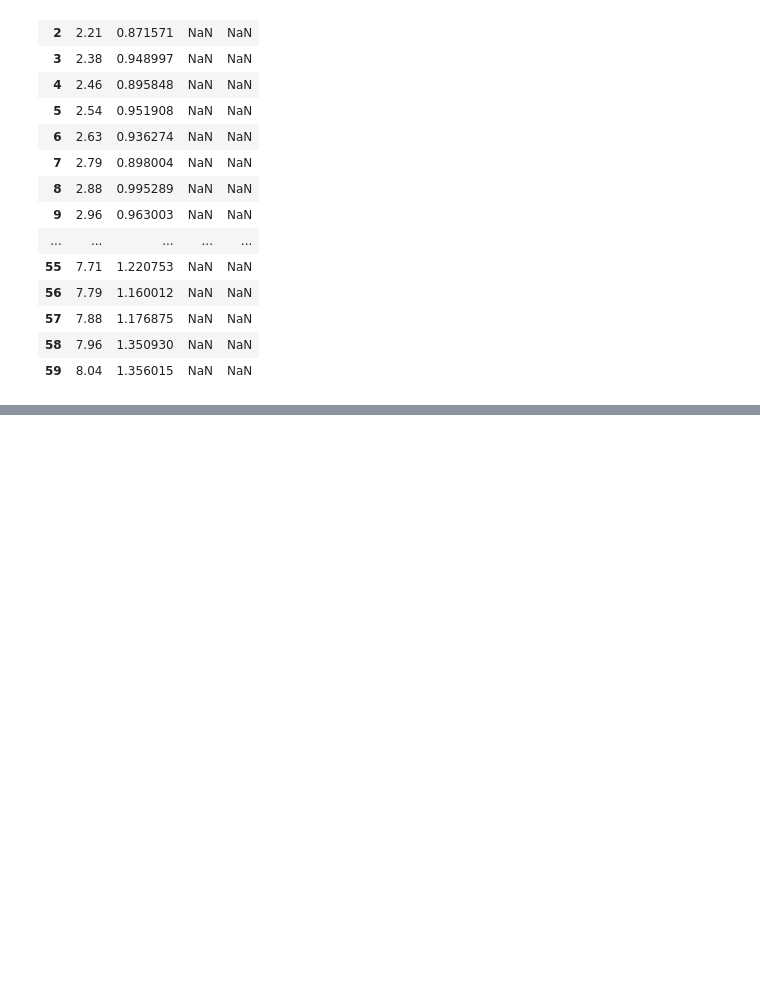
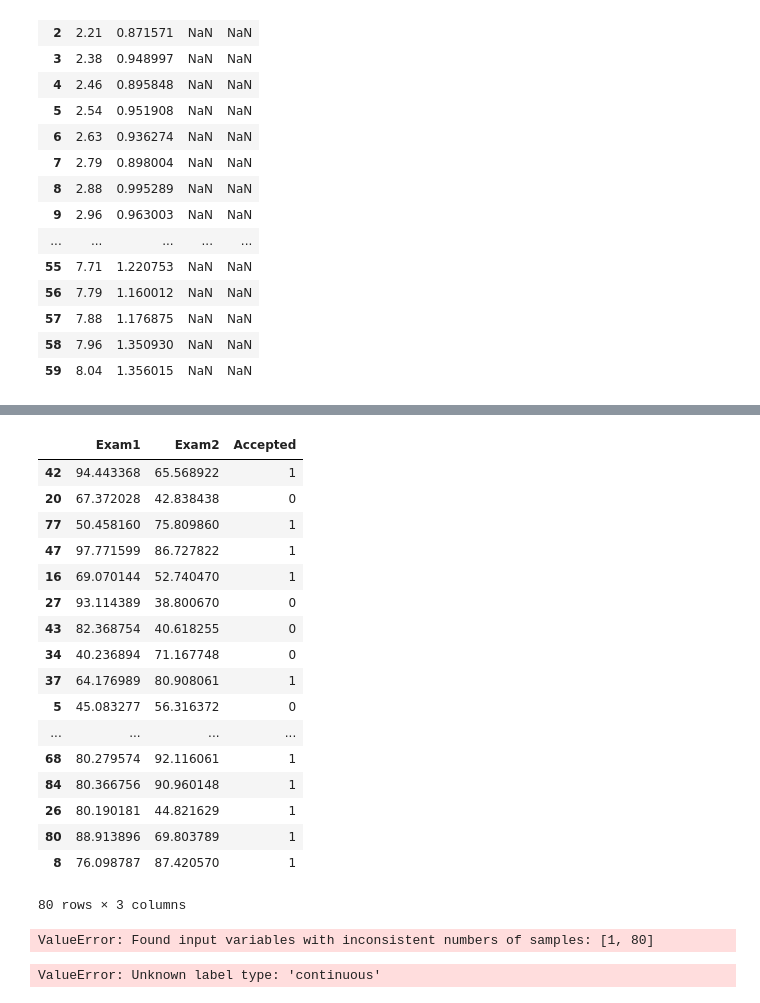
Before and after one commit to aniket-28/DataScience, a Jupyter notebook: Untitled.ipynb, the cells around one changed output, grey strips where cells are left out. Cells and saved outputs as stored; diff of their text form; code cells hidden in the pictures; blank space fills up the shorter version.

```diff
--- a/Untitled.ipynb
+++ b/Untitled.ipynb
@@ -223,0 +256,9 @@ test
+# %%
+import pandas as pd
+import numpy as np
+file1=pd.read_csv("ex2data1.csv")
+file1
+x=file1.loc[:,['Exam1']]
+y=file1.loc[:,['Exam2']]
+colors = np.where(file1.Accepted > 0, 'r', 'k')
+plt.scatter(x,y,c=colors)
@@ -223,0 +271,24 @@ test
+# %%
+from sklearn.model_selection import train_test_split
+
+train, test = train_test_split(file1, test_size = 0.2)
+train
+# %% [output]
+|  | Exam1 | Exam2 | Accepted |
+| 42 | 94.443368 | 65.568922 | 1 |
+| 20 | 67.372028 | 42.838438 | 0 |
+| 77 | 50.458160 | 75.809860 | 1 |
+| 47 | 97.771599 | 86.727822 | 1 |
+| 16 | 69.070144 | 52.740470 | 1 |
+| 27 | 93.114389 | 38.800670 | 0 |
+| 43 | 82.368754 | 40.618255 | 0 |
+| 34 | 40.236894 | 71.167748 | 0 |
+| 37 | 64.176989 | 80.908061 | 1 |
+| 5 | 45.083277 | 56.316372 | 0 |
+| ... | ... | ... | ... |
+| 68 | 80.279574 | 92.116061 | 1 |
+| 84 | 80.366756 | 90.960148 | 1 |
+| 26 | 80.190181 | 44.821629 | 1 |
+| 80 | 88.913896 | 69.803789 | 1 |
+| 8 | 76.098787 | 87.420570 | 1 |
+80 rows × 3 columns
@@ -223,0 +298,13 @@ test
+# %%
+
+LG.fit(train.Exam1,train.Exam2)
+# %% [output]
+ValueError: Found input variables with inconsistent numbers of samples: [1, 80]
+# %%
+x=train.Exam1
+y=train.Exam2
+x=x.reshape(-1,1)
+y=y.reshape(-1,1)
+clf = LogisticRegression(solver='sag', max_iter=50, random_state=42).fit(x,y)
+# %% [output]
+ValueError: Unknown label type: 'continuous'
```
Also changed, not shown: parts of 9 cells of this notebook.
